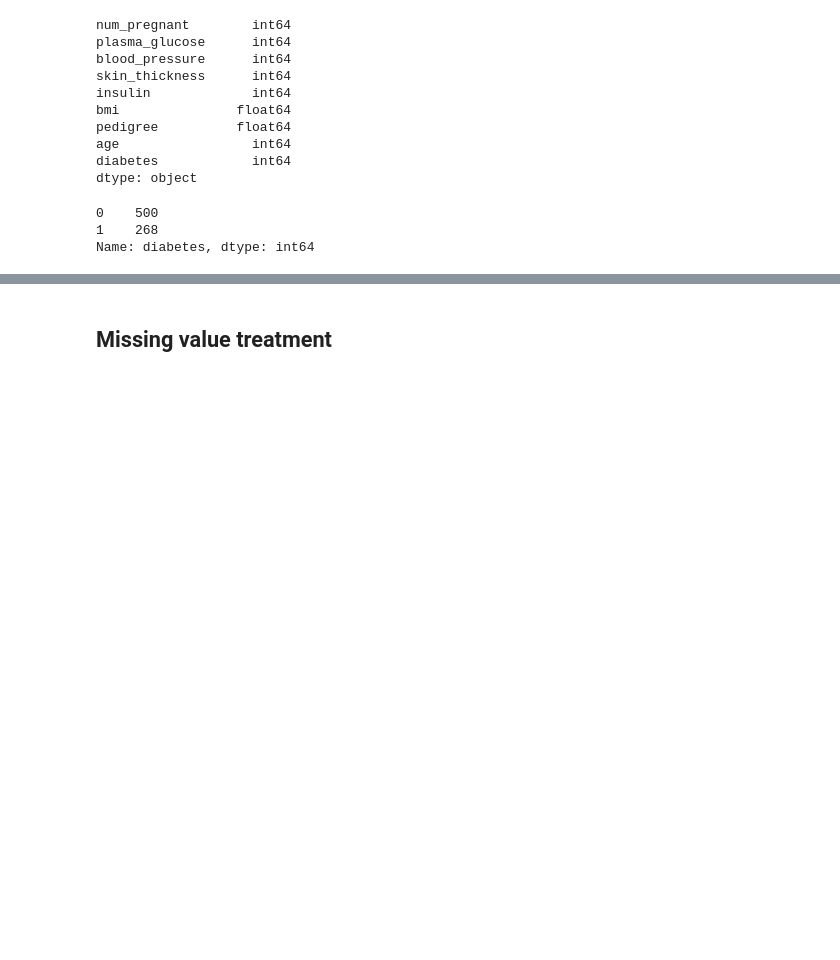
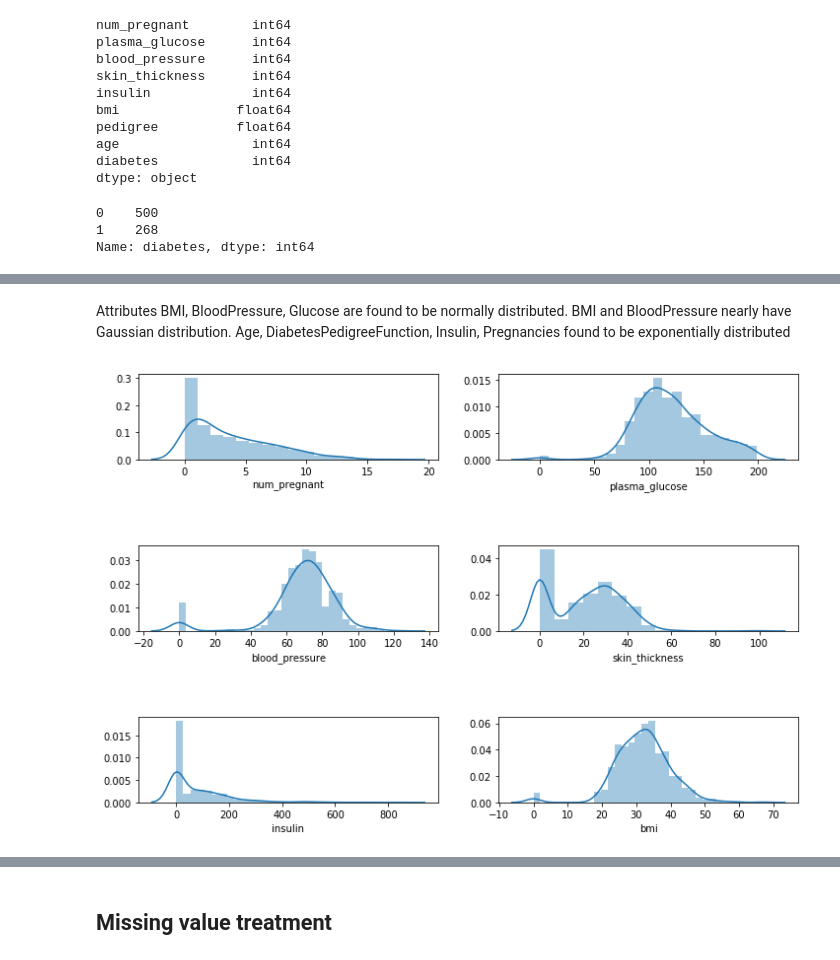
Before and after one commit to mknai/mldlcv, a Jupyter notebook: machine_learning/end_to_end.ipynb, the cells around one changed output, grey strips where cells are left out. Cells and saved outputs as stored; diff of their text form; code cells hidden in the pictures; blank space fills up the shorter version.

```diff
--- a/machine_learning/end_to_end.ipynb
+++ b/machine_learning/end_to_end.ipynb
@@ -67,0 +89,15 @@ Name: diabetes, dtype: int64
+# %% [markdown]
+Attributes BMI, BloodPressure, Glucose are found to be normally distributed. BMI and BloodPressure nearly have Gaussian distribution. Age, DiabetesPedigreeFunction, Insulin, Pregnancies found to be exponentially distributed
+# %%
+fig, axarr = plt.subplots(3, 2, figsize=(12, 8))
+
+sns.distplot(data['num_pregnant'],ax=axarr[0][0])
+sns.distplot(data['plasma_glucose'],ax=axarr[0][1])
+sns.distplot(data['blood_pressure'],ax=axarr[1][0])
+sns.distplot(data['skin_thickness'],ax=axarr[1][1])
+sns.distplot(data['insulin'],ax=axarr[2][0])
+sns.distplot(data['bmi'],ax=axarr[2][1])
+
+plt.subplots_adjust(hspace=1)
+# %% [output]
+[figure, added]
```
Also changed, not shown: parts of 16 cells of this notebook, 7 other files.
